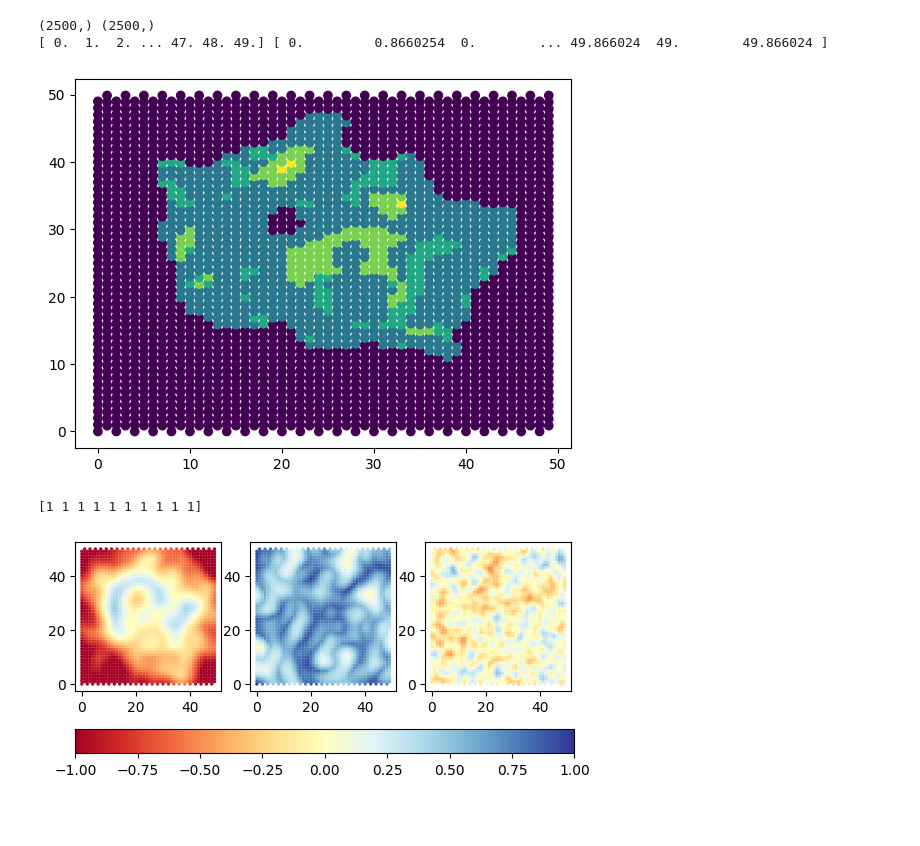
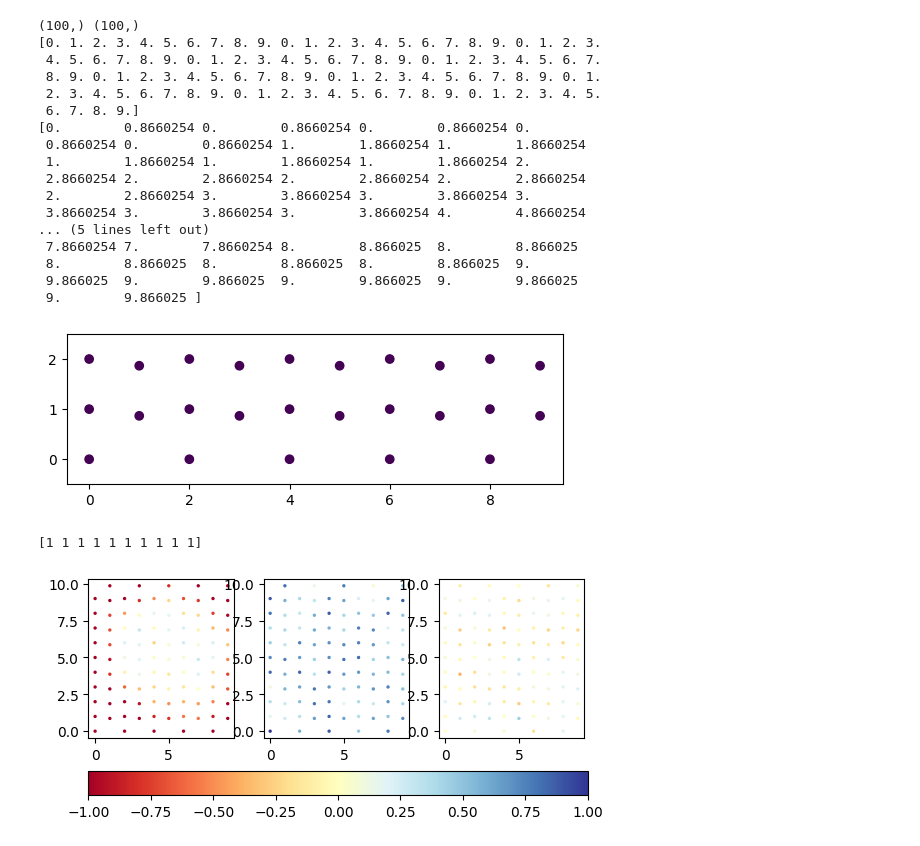
Before and after one commit to zetadin/LogistiX, a Jupyter notebook: deps/terrain_gen/graphical_test_tg.ipynb, the cells around one changed output. Saved outputs shown, nothing was run; the diff lists cells and outputs as text; code cells hidden in the pictures; blank space fills up the shorter version.

```diff
--- a/deps/terrain_gen/graphical_test_tg.ipynb
+++ b/deps/terrain_gen/graphical_test_tg.ipynb
@@ -5,7 +5,7 @@ import terraingen as tg
 import numpy as np
 from matplotlib import pyplot as plt
 # %%
-size = 50
+size = 10
 
 # size is the width of a hex, so 2*a (where a is thelattice constant)
 h = 0.5*np.sqrt(3)        # half of hex height in a
@@ -27,28 +27,46 @@ r_x=r_x.flatten()
 r_y=r_y.flatten()
 
 print(r_x.shape, r_y.shape)
-print(r_x, r_y)
+print(r_x)
+print(r_y)
 # %% [output]
-(2500,) (2500,)
-[ 0.  1.  2. ... 47. 48. 49.] [ 0.         0.8660254  0.        ... 49.866024  49.        49.866024 ]
+(100,) (100,)
+[0. 1. 2. 3. 4. 5. 6. 7. 8. 9. 0. 1. 2. 3. 4. 5. 6. 7. 8. 9. 0. 1. 2. 3.
+ 4. 5. 6. 7. 8. 9. 0. 1. 2. 3. 4. 5. 6. 7. 8. 9. 0. 1. 2. 3. 4. 5. 6. 7.
+ 8. 9. 0. 1. 2. 3. 4. 5. 6. 7. 8. 9. 0. 1. 2. 3. 4. 5. 6. 7. 8. 9. 0. 1.
+ 2. 3. 4. 5. 6. 7. 8. 9. 0. 1. 2. 3. 4. 5. 6. 7. 8. 9. 0. 1. 2. 3. 4. 5.
+ 6. 7. 8. 9.]
+[0.        0.8660254 0.        0.8660254 0.        0.8660254 0.
+ 0.8660254 0.        0.8660254 1.        1.8660254 1.        1.8660254
+ 1.        1.8660254 1.        1.8660254 1.        1.8660254 2.
+ 2.8660254 2.        2.8660254 2.        2.8660254 2.        2.8660254
+ 2.        2.8660254 3.        3.8660254 3.        3.8660254 3.
+ 3.8660254 3.        3.8660254 3.        3.8660254 4.        4.8660254
+... (5 lines left out)
+ 7.8660254 7.        7.8660254 8.        8.866025  8.        8.866025
+ 8.        8.866025  8.        8.866025  8.        8.866025  9.
+ 9.866025  9.        9.866025  9.        9.866025  9.        9.866025
+ 9.        9.866025 ]
 # %%
 import importlib
 importlib.reload(tg)
 
 gen=tg.Generator()
 gen.setSeed(444)
 gen.setFreq(0.003*512/size)
 
 # Island
 v = gen.getTerrain(r_x, r_y, int(0), float(size), False)
 # print(v)
 
 plt.scatter(r_x, r_y, c=v)
+plt.gca().set_aspect('equal', 'box')
+plt.ylim([0-0.5,2.5])
 plt.show()
 
 print(v[:10])
 # %% [output]
-[figure, old version]
+[figure, new version]
 [1 1 1 1 1 1 1 1 1 1]
 # %%
 # Island
@@ -69,4 +87,4 @@ plt.colorbar(orientation="horizontal", cax=cax)
 
 plt.show()
 # %% [output]
-[figure, old version]
+[figure, new version]
```
Also changed, not shown: parts of 3 cells of this notebook, 2 other files.
